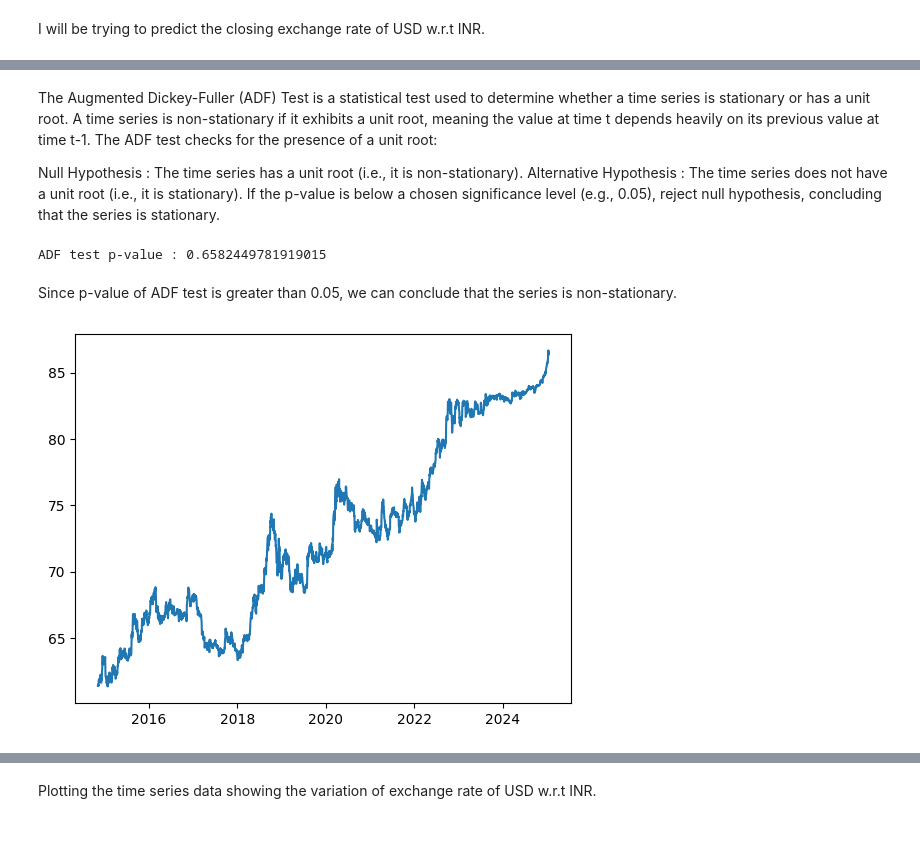
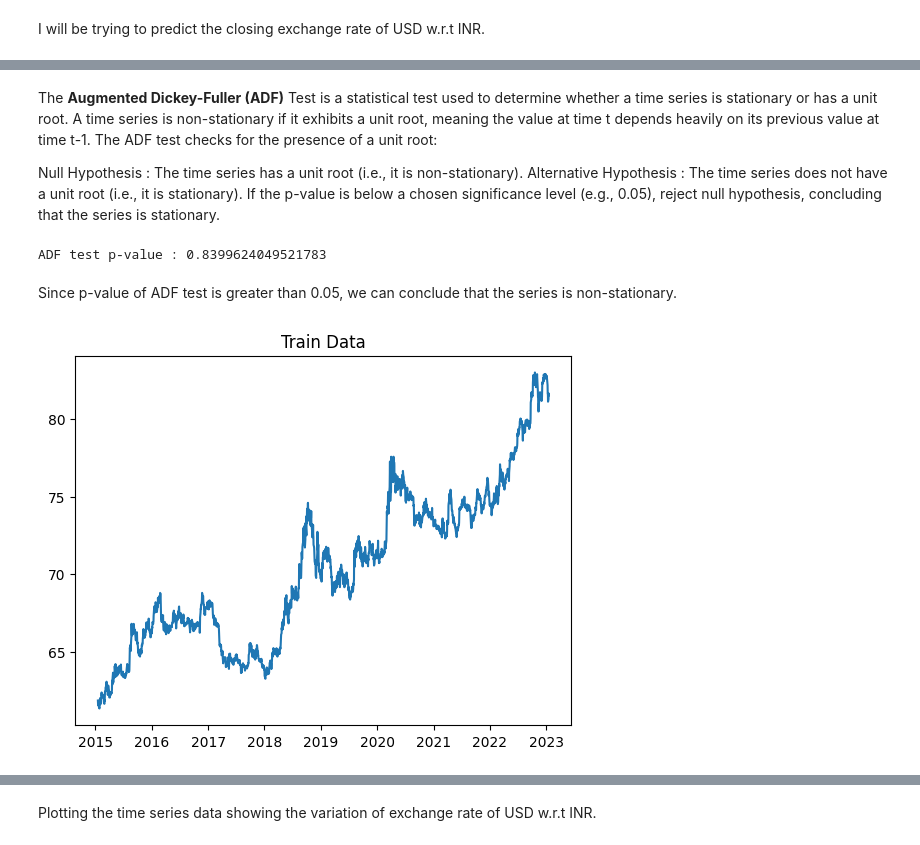
Before and after one commit to Hitarth-codes/Time-series-forecasting-of-forex-data, a Jupyter notebook: Forex_data_time_series_forecasting.ipynb, the cells around one changed output, grey strips where cells are left out. Saved outputs shown, nothing was run; the diff lists cells and outputs as text; code cells hidden in the pictures.

```diff
--- a/Forex_data_time_series_forecasting.ipynb
+++ b/Forex_data_time_series_forecasting.ipynb
@@ -41,3 +56,5 @@ df.describe()
+# %%
+df = df.iloc[::-1]
 # %%
 df.shape
 # %% [output]
@@ -52,3 +69,6 @@ df.isna().sum()
 | low | 0 |
 | close | 0 |
 dtype: int64
+# %%
+df = df.reset_index(drop=True)
+df
@@ -67,0 +91,5 @@ df_close.head()
+# %%
+split_point = int(len(df) * 0.8)
+df_close = df[['close']].copy()
+train_data = df_close.iloc[:split_point]
+test_data = df_close.iloc[split_point:]
@@ -68,20 +128,21 @@ df_close.head()
 # %% [markdown]
-The Augmented Dickey-Fuller (ADF) Test is a statistical test used to determine whether a time series is stationary or has a unit root. A time series is non-stationary if it exhibits a unit root, meaning the value at time t depends heavily on its previous value at time t-1. The ADF test checks for the presence of a unit root:
+The **Augmented Dickey-Fuller (ADF)** Test is a statistical test used to determine whether a time series is stationary or has a unit root. A time series is non-stationary if it exhibits a unit root, meaning the value at time t depends heavily on its previous value at time t-1. The ADF test checks for the presence of a unit root:
 
 Null Hypothesis : The time series has a unit root (i.e., it is non-stationary).
 Alternative Hypothesis : The time series does not have a unit root (i.e., it is stationary).
 If the p-value is below a chosen significance level (e.g., 0.05), reject null hypothesis, concluding that the series is stationary.
 # %%
 from statsmodels.tsa.stattools import adfuller
-print("ADF test p-value :", adfuller(df_close)[1])
+print("ADF test p-value :", adfuller(train_data)[1])
 # %% [output]
-ADF test p-value : 0.6582449781919015
+ADF test p-value : 0.8399624049521783
 # %% [markdown]
 Since p-value of ADF test is greater than 0.05, we can conclude that the series is non-stationary.
 # %%
 import matplotlib.pyplot as plt
 df['timestamp'] = pd.to_datetime(df['timestamp'])
-plt.plot(df['timestamp'],df['close'])
+plt.plot(df['timestamp'].iloc[:split_point],train_data)
+plt.title('Train Data')
 plt.show()
 # %% [output]
-[figure, old version]
+[figure, new version]
```
Also changed, not shown: parts of 41 cells of this notebook.
